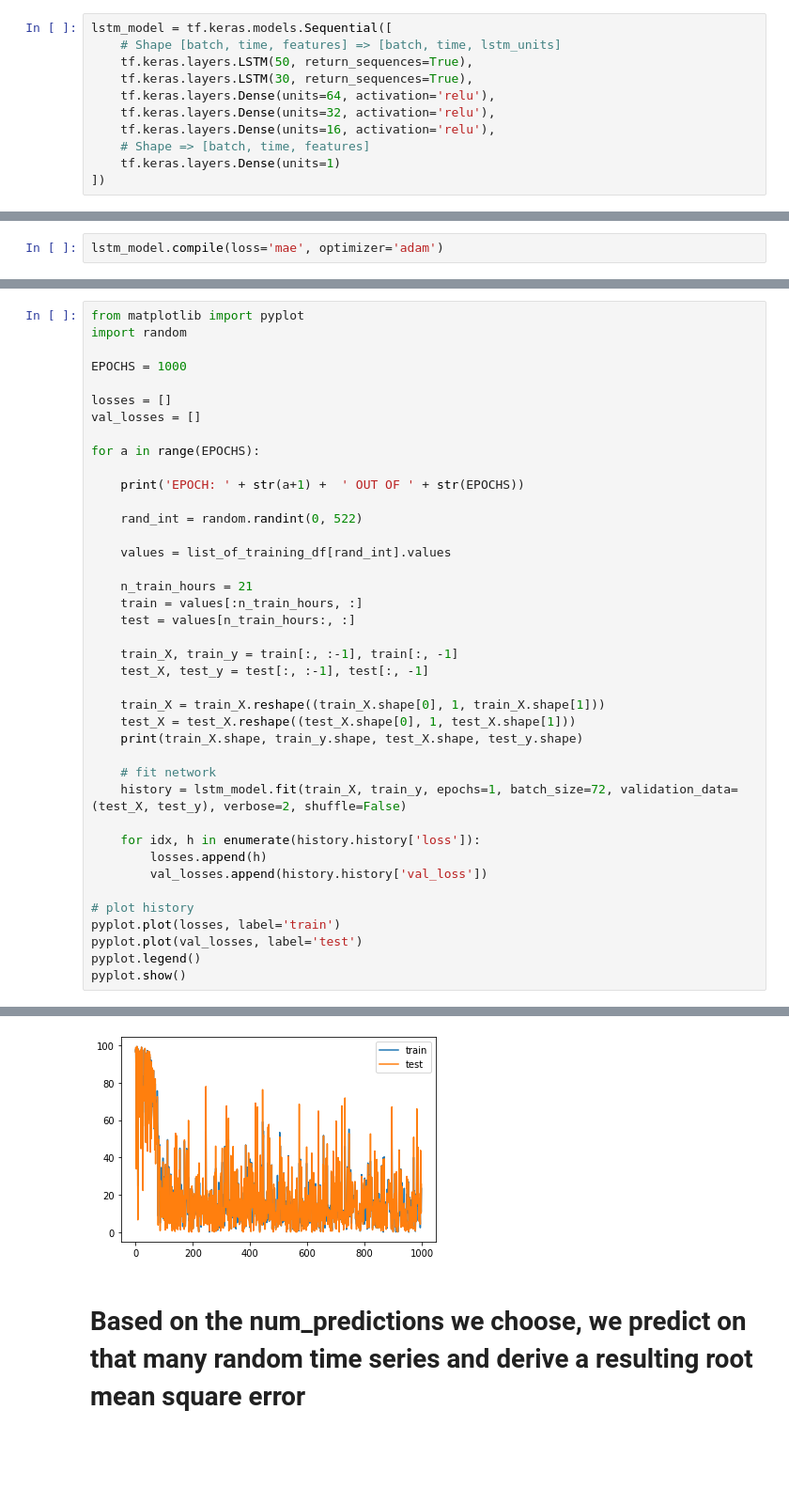
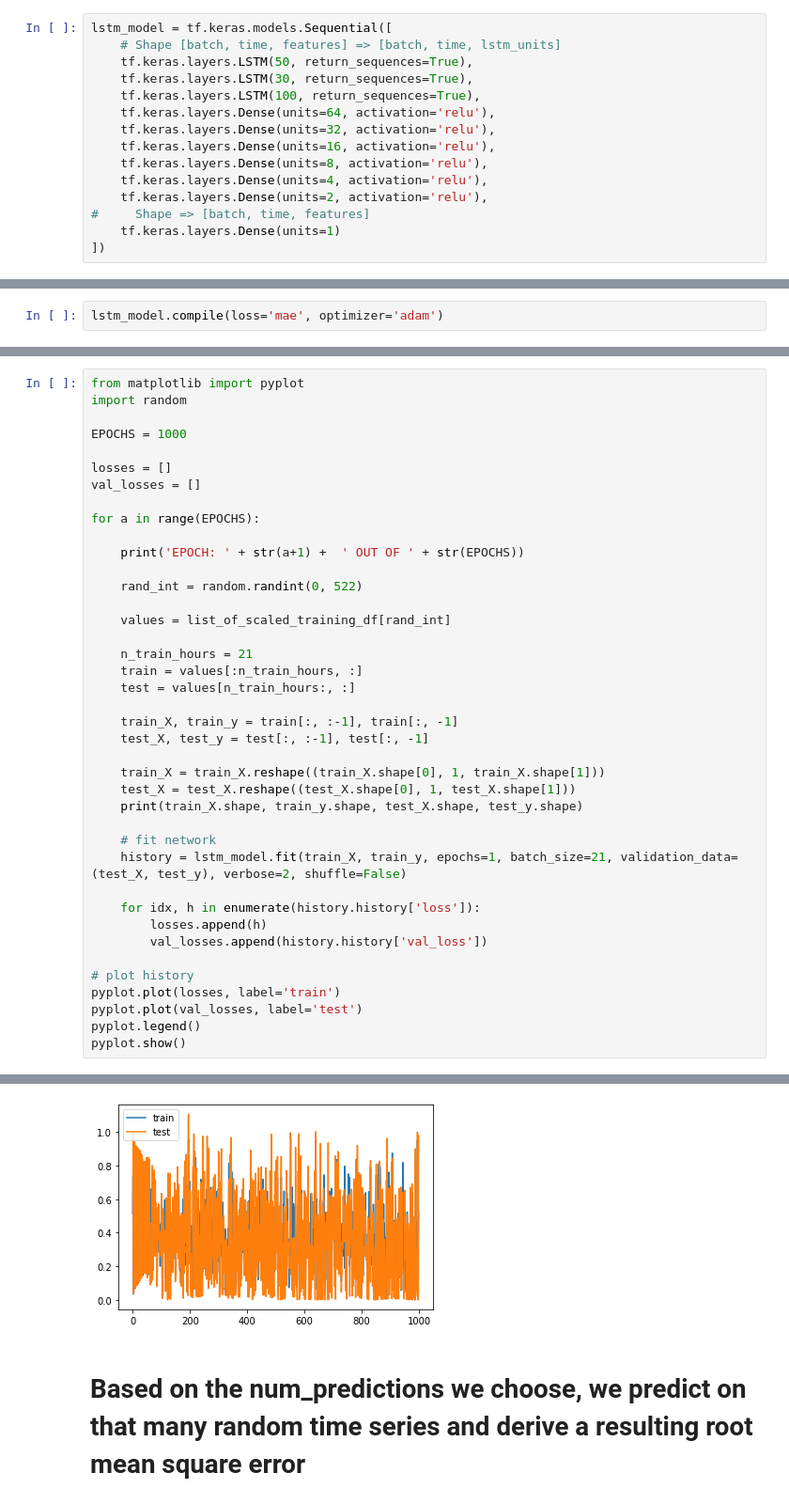
Before and after one commit to nnbaokhang/Descriptive-and-Predictive-Deep-Learning-Analytical-Tools-for-Enhanced-Bridge-Management, a Jupyter notebook: lstm_time_series_forecasting.ipynb, the cells around one changed output, grey strips where cells are left out. Shown at 94% size. Cells and saved outputs as stored; diff of their text form; blank space fills up the shorter version.

```diff
--- a/lstm_time_series_forecasting.ipynb
+++ b/lstm_time_series_forecasting.ipynb
@@ -329,10 +329,14 @@ lstm_model = tf.keras.models.Sequential([
     # Shape [batch, time, features] => [batch, time, lstm_units]
     tf.keras.layers.LSTM(50, return_sequences=True),
     tf.keras.layers.LSTM(30, return_sequences=True),
+    tf.keras.layers.LSTM(100, return_sequences=True),
     tf.keras.layers.Dense(units=64, activation='relu'),
     tf.keras.layers.Dense(units=32, activation='relu'),
     tf.keras.layers.Dense(units=16, activation='relu'),
-    # Shape => [batch, time, features]
+    tf.keras.layers.Dense(units=8, activation='relu'),
+    tf.keras.layers.Dense(units=4, activation='relu'),
+    tf.keras.layers.Dense(units=2, activation='relu'),
+#     Shape => [batch, time, features]
     tf.keras.layers.Dense(units=1)
 ])
 # %% [markdown]
@@ -358,7 +364,7 @@ for a in range(EPOCHS):
 
     rand_int = random.randint(0, 522)
 
-    values = list_of_training_df[rand_int].values
+    values = list_of_scaled_training_df[rand_int]
 
     n_train_hours = 21
     train = values[:n_train_hours, :]
@@ -372,7 +378,7 @@ for a in range(EPOCHS):
     print(train_X.shape, train_y.shape, test_X.shape, test_y.shape)
 
     # fit network
-    history = lstm_model.fit(train_X, train_y, epochs=1, batch_size=72, validation_data=(test_X, test_y), verbose=2, shuffle=False)
+    history = lstm_model.fit(train_X, train_y, epochs=1, batch_size=21, validation_data=(test_X, test_y), verbose=2, shuffle=False)
 
     for idx, h in enumerate(history.history['loss']):
         losses.append(h)
@@ -404,4 +410,4 @@ EPOCH: 1000 OUT OF 1000
-[figure, old version]
+[figure, new version]
 # %% [markdown]
 # Based on the num_predictions we choose, we predict on that many random time series and derive a resulting root mean square error
 # %%
```
Also changed, not shown: parts of 9 cells of this notebook.
